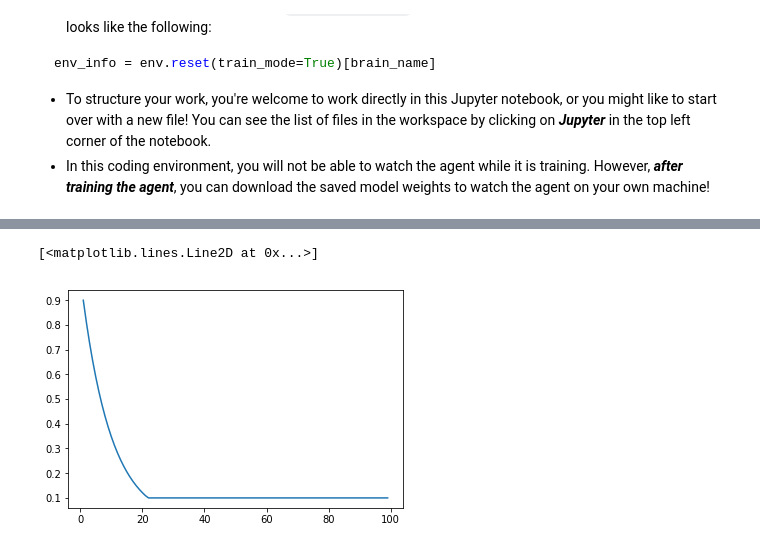
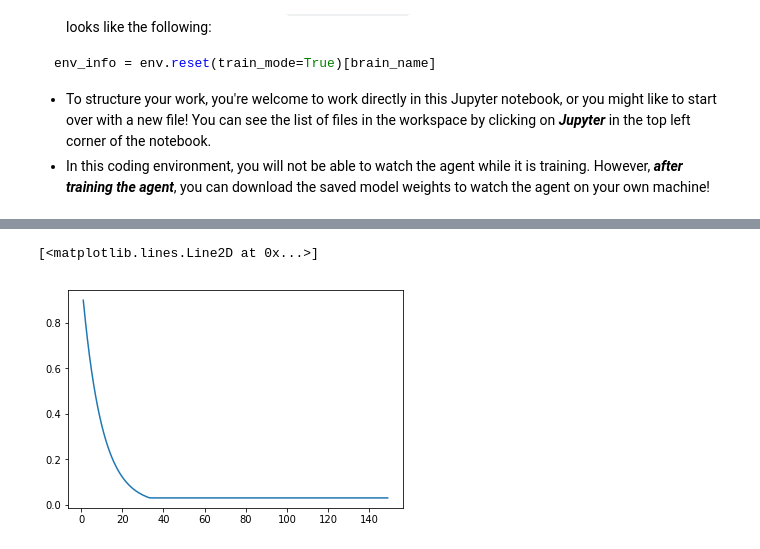
Before and after one commit to jeff-daniels/Udacity-Deep-Reinforcement-Learning-Nanodegree, a Jupyter notebook: Project 1: Navigation/Navigation.ipynb, the cells around one changed output, grey strips where cells are left out. Saved outputs shown, nothing was run; the diff lists cells and outputs as text; code cells hidden in the pictures.

```diff
--- a/Project 1: Navigation/Navigation.ipynb
+++ b/Project 1: Navigation/Navigation.ipynb
@@ -196,16 +212,16 @@ plt.show()
 # %%
 # observe how epsilon decays
-episodes = np.arange(1,100)
+episodes = np.arange(1,150)
 eps_start = 1.0
 eps_decay = 0.9
-eps_min = 0.1
+eps_min = 0.03
 epsilon = (eps_start * eps_decay**episodes)
 epsilon = [max(eps, eps_min) for eps in epsilon]
 
 
 fig = plt.figure()
 ax = fig.add_subplot(111)
 plt.plot(episodes, epsilon)
 # %% [output]
 [<matplotlib.lines.Line2D at 0x...>]
-[figure, old version]
+[figure, new version]
```
Also changed, not shown: parts of 7 cells of this notebook, 2 other files.
